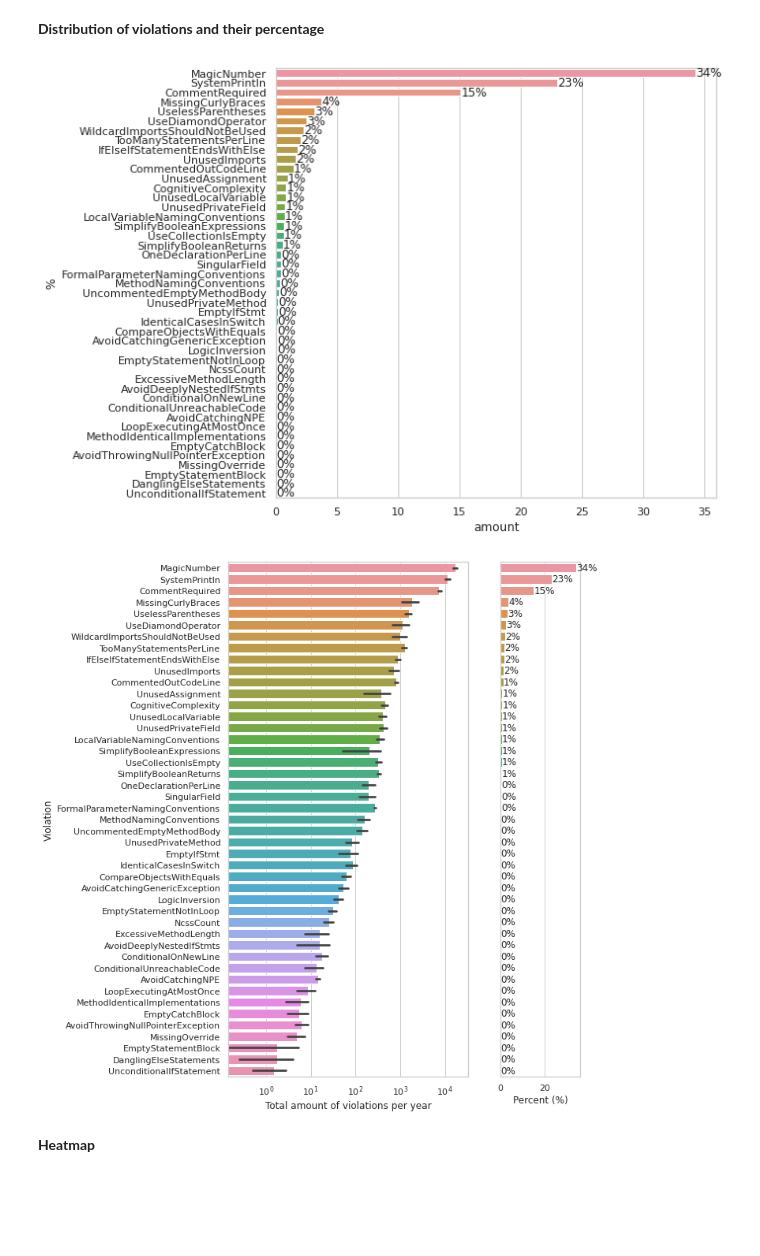
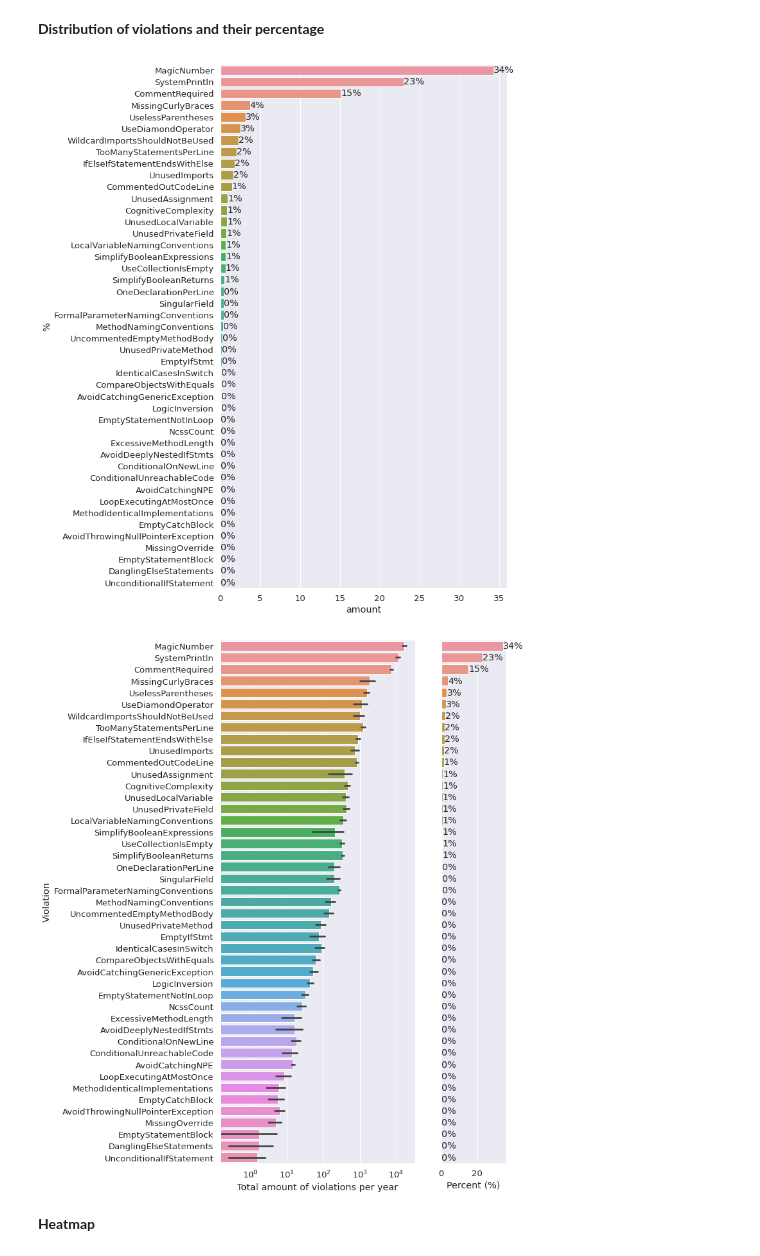
Before and after one commit to LinusOstlund/BachelorThesis, a Jupyter notebook: notebooks/plots.ipynb, the cells around one changed output. Drawn from its saved outputs; the diff is of its cells as text; code cells hidden in the pictures; blank space fills up the shorter version.

Commit message:
Add new structure and changes to plots. Add (NON-FUNCTIONING) .devcontainer. Malfunction because wrong python version in container vs dependencies. Easy fix if you know which line to change

```diff
--- a/notebooks/plots.ipynb
+++ b/notebooks/plots.ipynb
@@ -344,3 +344,13 @@ g.set(xticks=[2,3,4,5,6,7,8,9,10,11,12,13,14,15,16,17,18,19]);
 #plt.savefig(f"{rule}.png",dpi=300)
 # %% [output]
 [figure]
+# %%
+data = dfs_all_years_final.copy()
+#data = data[data["year"] == 2019]
+rule = "CommentRequired"#"CommentedOutCodeLine"#"SystemPrintln"#"CommentRequired"
+sns.set(rc={"figure.figsize":(12,4)},font_scale=1.2)
+sns.color_palette("colorblind", 8)
+sns.set_theme(style="darkgrid")
+data = data[data["violation"] == rule]
+g = sns.boxplot(x="task", y="amount", data=data, palette="colorblind", showfliers = False);
+g.set(ylabel="Number of Violations", xlabel="Task")
@@ -380,33 +393,35 @@ for year in df["year"].unique():
 # %%
 temp = df.groupby(["violation"])["amount"].sum().sort_values(ascending = False).reset_index()
 total_violations = temp["amount"].sum()
 ax = sns.barplot(x='amount', y='violation', estimator=lambda x: sum(x) / total_violations * 100, data=temp)
 ax.bar_label(ax.containers[0], fmt='%.f%%')
 ax.set_ylabel('%')
+sns.set(font_scale=1.2)
 
 f, axs = plt.subplots(1,2,
-                      figsize=(8,12),
+                      figsize=(8,15),
                       sharey=True,
+                      #font_scale=1.2,
                       gridspec_kw=dict(width_ratios=[3,1]))
 
 df1 = df.groupby(["year","violation"])["amount"].sum().sort_values(ascending = False).reset_index()
 sns.barplot(data = df1, y = "violation", x = "amount", log = True, ax=axs[0])
 
 df2 = df.groupby(["violation"])["amount"].sum().sort_values(ascending = False).reset_index()
 total_violations = df2["amount"].sum()
 sns.barplot(x='amount', y='violation', estimator=lambda x: sum(x) / total_violations * 100, data=df2, ax=axs[1])
 
 axs[1].bar_label(ax.containers[0], fmt='%.f%%');
 axs[0].set_xlabel('Total amount of violations per year')
 axs[1].set_xlabel('Percent (%)')
 
 axs[1].set_ylabel('')
 axs[0].set_ylabel('Violation')
 
 plt.savefig('violations-dist.png',dpi=300, bbox_inches='tight')
 # %% [output]
-[figure, old version]
+[figure, new version]
-[figure, old version]
+[figure, new version]
 # %% [markdown]
 **Heatmap**
 # %%
```
Also changed, not shown: parts of 2 cells of this notebook, 11 other files.
